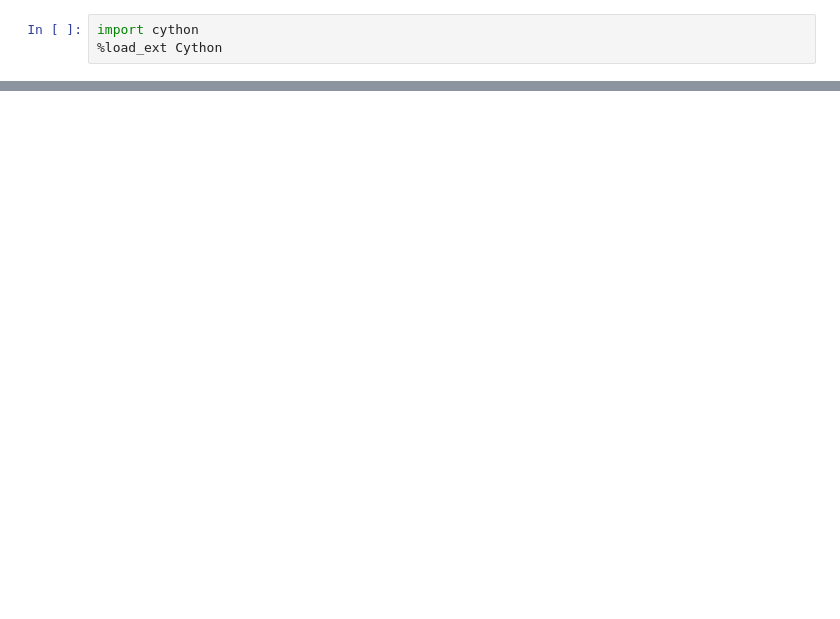
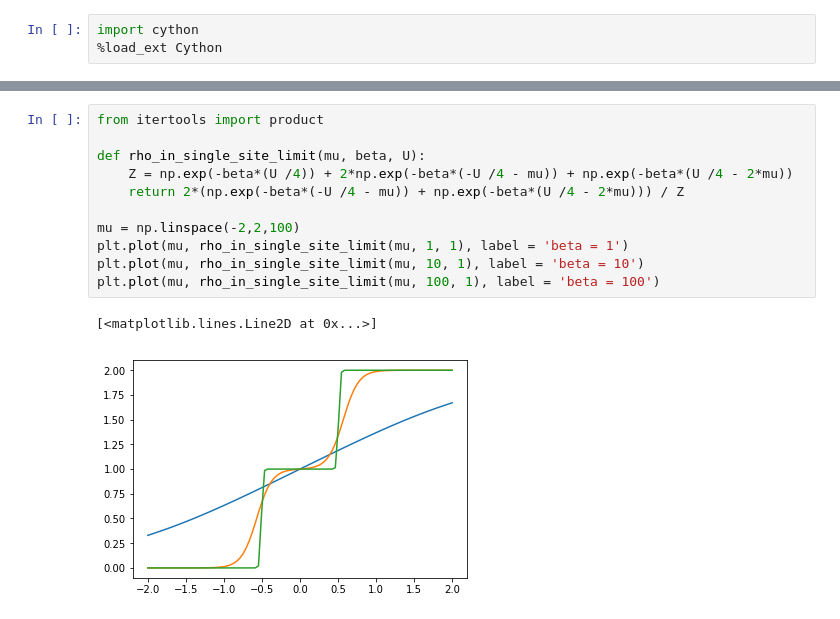
Before and after one commit to TomHodson/FKMC, a Jupyter notebook: notebooks/Single_run_tests.ipynb, the cells around one changed output, grey strips where cells are left out. Cells and saved outputs as stored; diff of their text form; blank space fills up the shorter version.

```diff
--- a/notebooks/Single_run_tests.ipynb
+++ b/notebooks/Single_run_tests.ipynb
@@ -127,0 +121,14 @@ axes[1].plot(r.q_energy_histogram_bins[:-1], r.IPR_histogram)
+# %%
+from itertools import product
+
+def rho_in_single_site_limit(mu, beta, U):
+    Z = np.exp(-beta*(U /4)) + 2*np.exp(-beta*(-U /4 - mu)) + np.exp(-beta*(U /4 - 2*mu))
+    return 2*(np.exp(-beta*(-U /4 - mu)) + np.exp(-beta*(U /4 - 2*mu))) / Z
+
+mu = np.linspace(-2,2,100)
+plt.plot(mu, rho_in_single_site_limit(mu, 1, 1), label = 'beta = 1')
+plt.plot(mu, rho_in_single_site_limit(mu, 10, 1), label = 'beta = 10')
+plt.plot(mu, rho_in_single_site_limit(mu, 100, 1), label = 'beta = 100')
+# %% [output]
+[<matplotlib.lines.Line2D at 0x...>]
+[figure, added]
```
Also changed, not shown: parts of 5 cells of this notebook, 4 other files.
